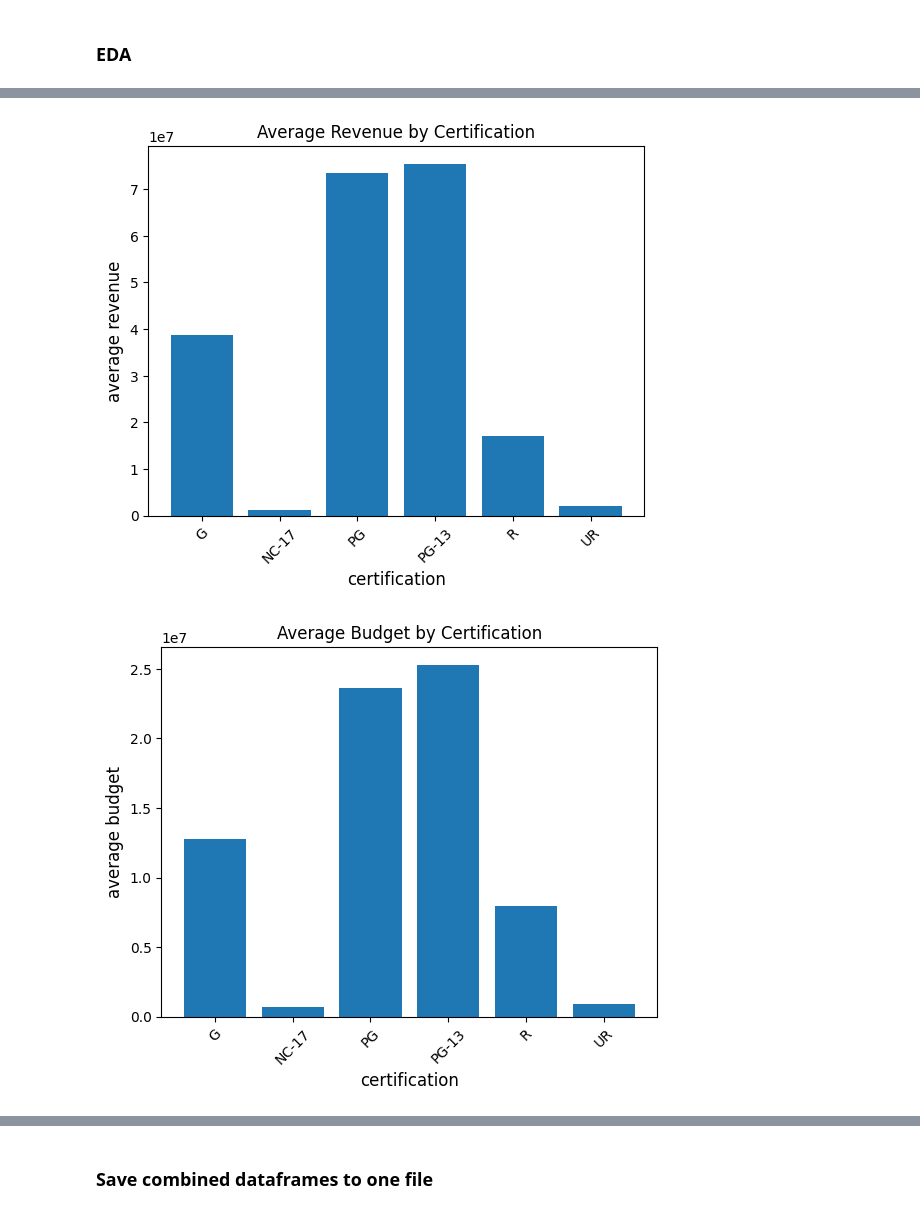
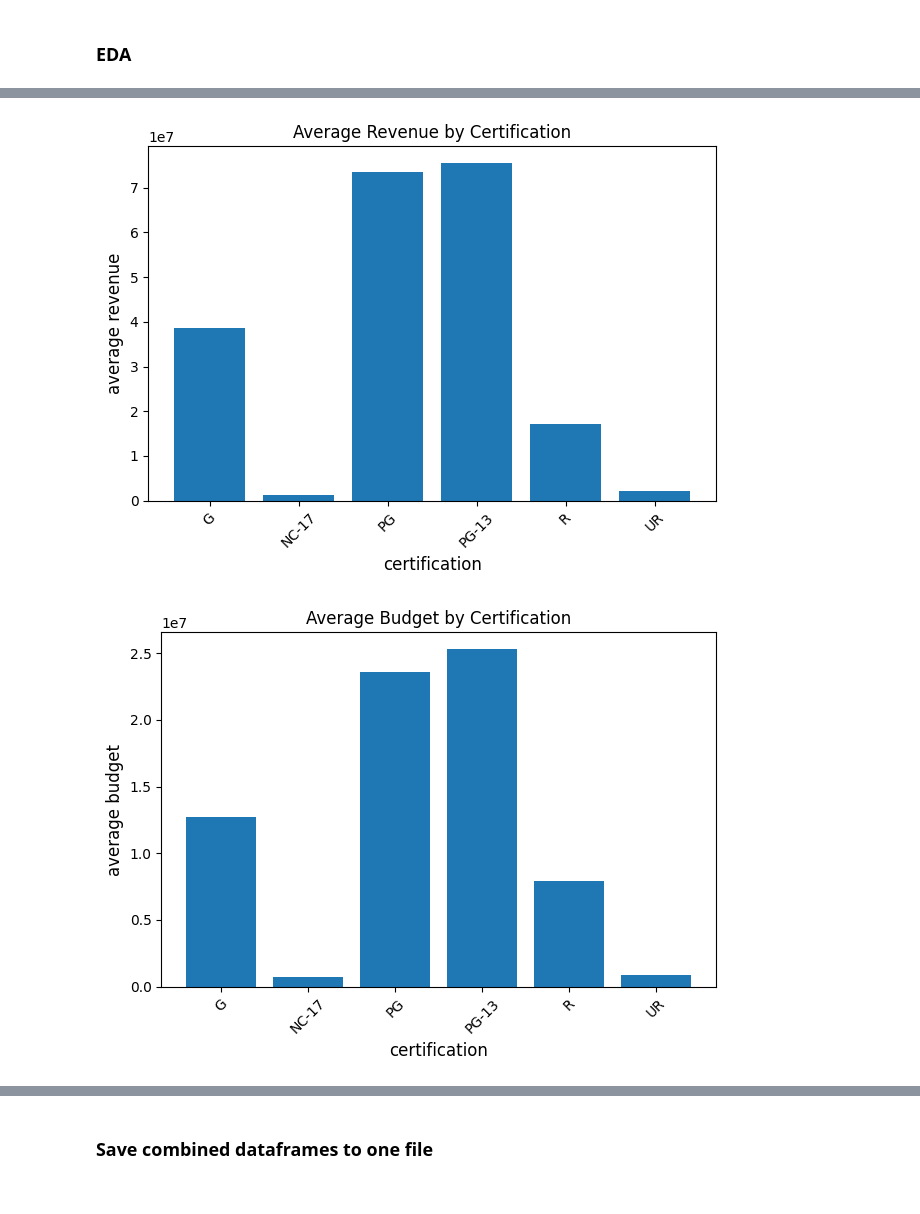
Before and after one commit to zevy613/Final-Project-The-Making-of-a-Successful-Movie, a Jupyter notebook: 3_EDA.ipynb, the cells around one changed output, grey strips where cells are left out. Cells and saved outputs as stored; diff of their text form; code cells hidden in the pictures.

```diff
--- a/3_EDA.ipynb
+++ b/3_EDA.ipynb
@@ -94,14 +96,15 @@ plt.savefig('Visuals/regplot_Budget-Revenue.png', pad_inches=1)
 # %%
 # What is the average revenue per certification category
 temp = df_ml.groupby('certification')['revenue'].mean()
 plt.bar(temp.index, temp.values);
 plt.ylabel('average revenue', fontsize=12)
 plt.xlabel('certification', fontsize=12)
 plt.title('Average Revenue by Certification');
 plt.xticks(rotation = 45);
+plt.tight_layout()
 plt.savefig('Visuals/batplot_Revenue-Certification.png', pad_inches=1)
 # %% [output]
-[figure, old version]
+[figure, new version]
 # %%
 # What is the average budget per certification category
 temp = df_ml.groupby('certification')['budget'].mean()
@@ -110,9 +113,10 @@ plt.ylabel('average budget', fontsize=12)
 plt.xlabel('certification', fontsize=12)
 plt.title('Average Budget by Certification');
 plt.xticks(rotation = 45);
+plt.tight_layout()
 plt.savefig('Visuals/barplot_Budget-Certification.png', pad_inches=1)
 # %% [output]
-[figure, old version]
+[figure, new version]
 # %%
 # How many movies are there in each of the certification categories (G/PG/PG-13/R)
 df_ml['certification'].hist(bins=20)
```
Also changed, not shown: parts of 3 cells of this notebook, 11 other files.
